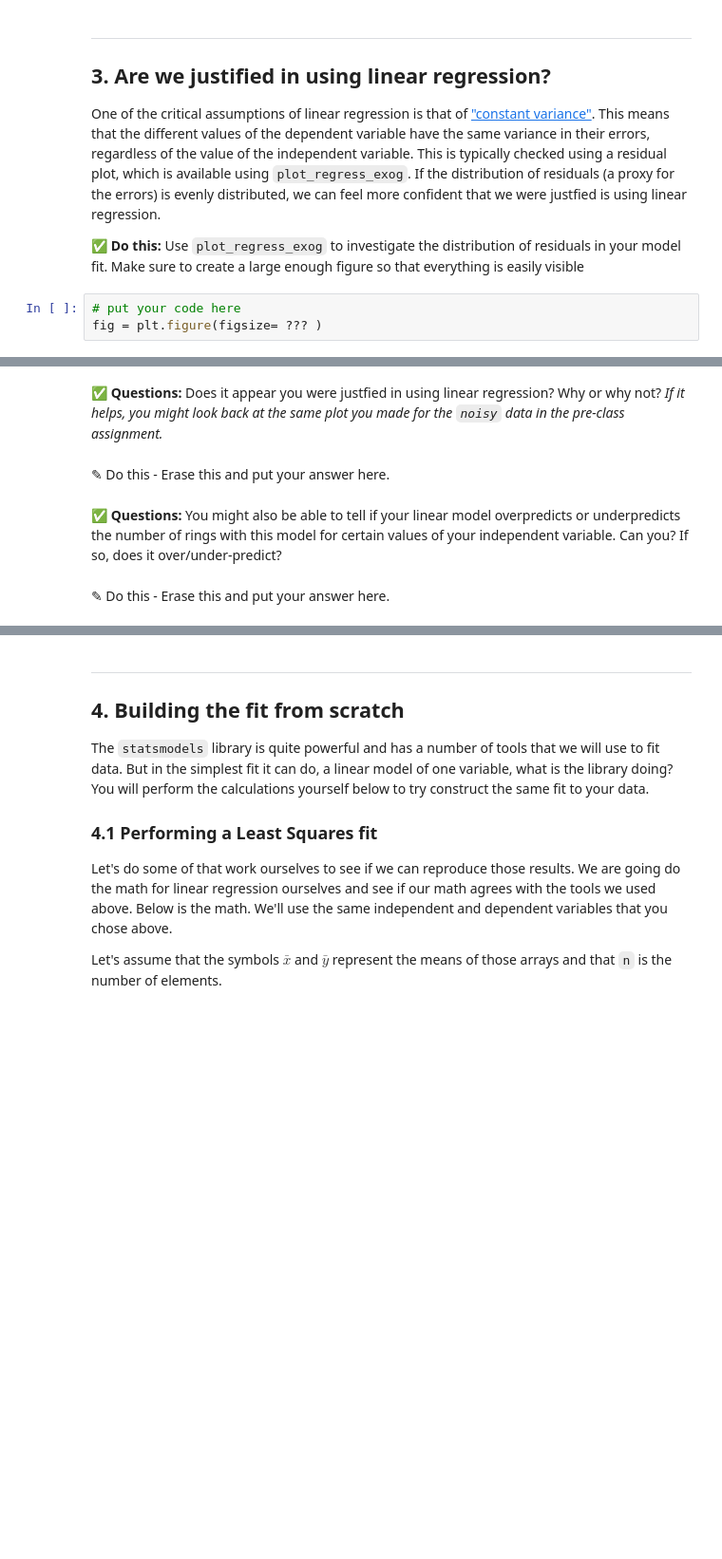
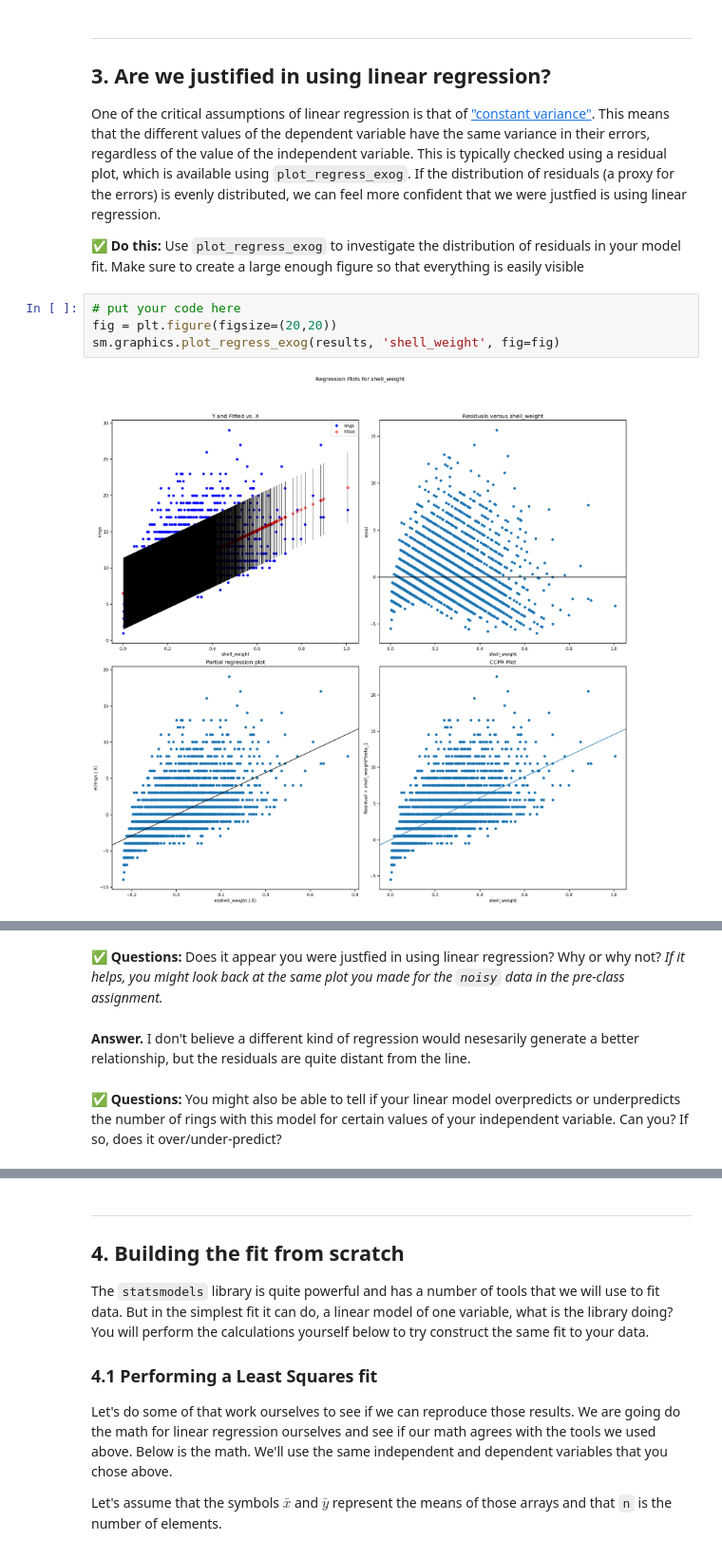
Before and after one commit to nathanjtaylor/CMSE202-f24-turnin, a Jupyter notebook: Day-13/Day 13 ICA.ipynb, the cells around one changed output, grey strips where cells are left out. Shown: that part at 95% size. Drawn from its saved outputs; the diff is of its cells as text; blank space fills up the shorter version.

```diff
--- a/Day-13/Day 13 ICA.ipynb
+++ b/Day-13/Day 13 ICA.ipynb
@@ -173,4 +249,7 @@ One of the critical assumptions of linear regression is that of ["constant varia
 **&#9989; Do this:** Use `plot_regress_exog` to investigate the distribution of residuals in your model fit. Make sure to create a large enough figure so that everything is easily visible
 # %%
 # put your code here
-fig = plt.figure(figsize= ??? )
+fig = plt.figure(figsize=(20,20))
+sm.graphics.plot_regress_exog(results, 'shell_weight', fig=fig)
+# %% [output]
+[figure, added]
@@ -177,8 +257,6 @@ fig = plt.figure(figsize= ??? )
 # %% [markdown]
 **&#9989; Questions:** Does it appear you were justfied in using linear regression? Why or why not? _If it helps, you might look back at the same plot you made for the `noisy` data in the pre-class assignment._
-# %% [markdown]
-<font size=+3>&#9998;</font> Do this - Erase this and put your answer here.
+# %% [markdown]
+**Answer.** I don't believe a different kind of regression would nesesarily generate a better relationship, but the residuals are quite distant from the line.
 # %% [markdown]
 **&#9989; Questions:**  You might also be able to tell if your linear model overpredicts or underpredicts the number of rings with this model for certain values of your independent variable. Can you? If so, does it over/under-predict?
-# %% [markdown]
-<font size=+3>&#9998;</font> Do this - Erase this and put your answer here.
```
Also changed, not shown: parts of 25 cells of this notebook, 2 other files.
